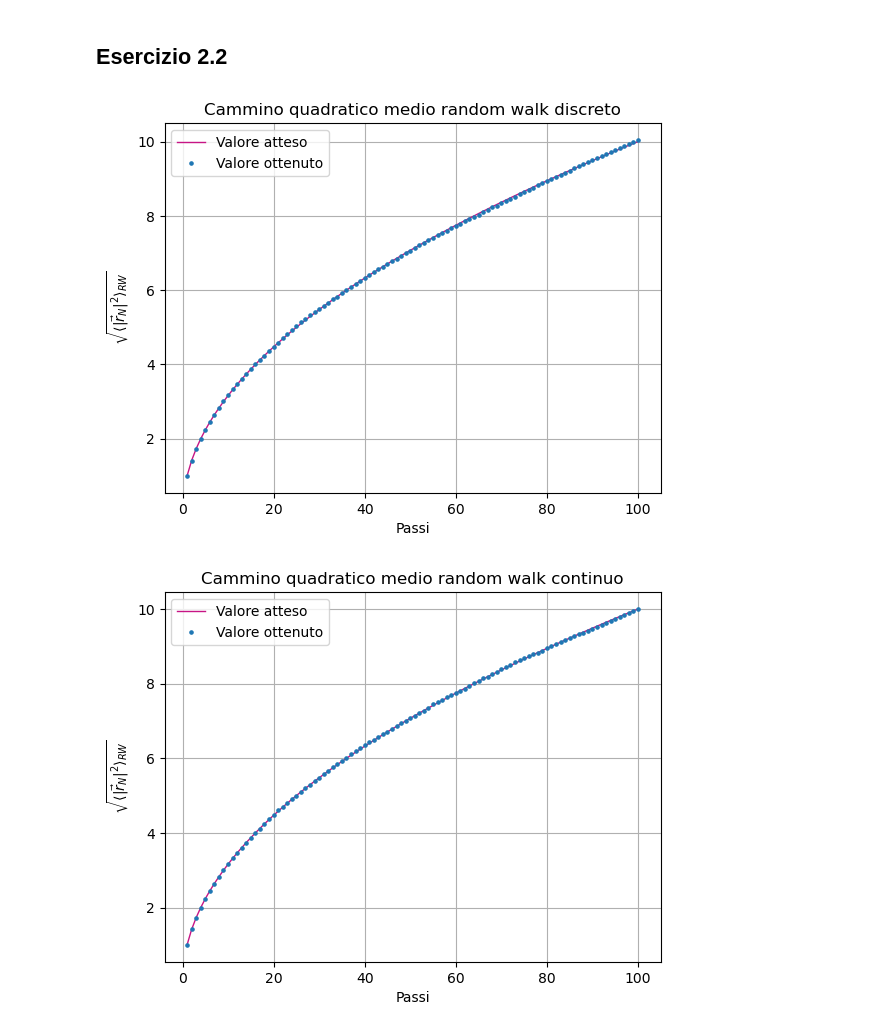
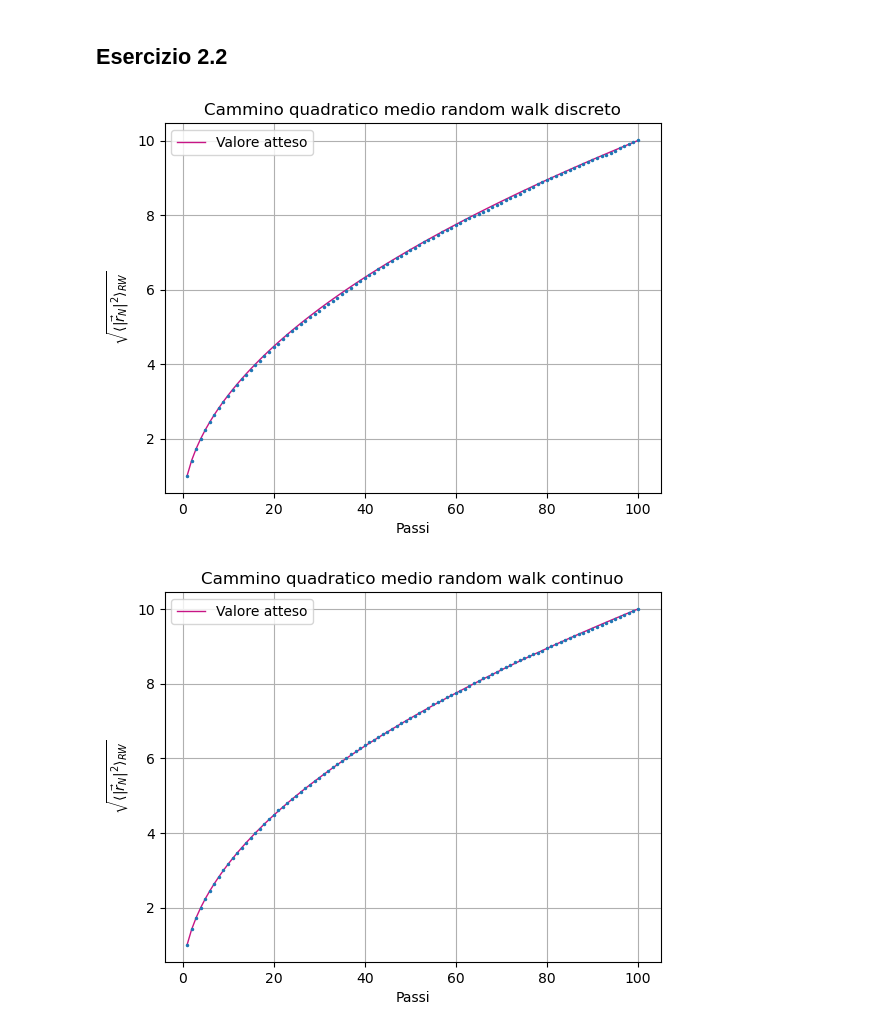
Before and after one commit to angela-bonato/LaboratorioSimulazioneNumerica, a Jupyter notebook: Esercitazione2/Esercitazione2.ipynb, the cells around one changed output. Cells and saved outputs as stored; diff of their text form; code cells hidden in the pictures.

```diff
--- a/Esercitazione2/Esercitazione2.ipynb
+++ b/Esercitazione2/Esercitazione2.ipynb
@@ -87,25 +87,25 @@ plt.show()
 ## Esercizio 2.2
 # %%
 Srw=100  #numero di steps
-rwx=np.arange(Sdrw)+1  #vettore con le ascisse del plot
+rwx=np.arange(Srw)+1  #vettore con le ascisse del plot
 
-drwy=np.loadtxt("descreterw.dat", delimiter=" ", usecols=0,  unpack="true")  #vettore con le ordinate del plot
+drwy, derrorbars=np.loadtxt("descreterw.dat", delimiter=" ", usecols=(0, 1),  unpack="true")  #vettore con le ordinate del plot
 
+plt.errorbar(rwx, drwy, yerr=derrorbars, fmt='o', linestyle='', elinewidth=0.5, ecolor="steelblue", markersize=1.5)
 plt.plot(rwx, np.sqrt(rwx), linewidth=1, color="mediumvioletred", label="Valore atteso")
-plt.plot(rwx, drwy, marker='o', markersize=2.3, linestyle='None', label="Valore ottenuto")
 plt.xlabel("Passi")
 plt.ylabel(r"$\sqrt{\langle |\vec{r}_N|^2 \rangle_{RW}}$")
 plt.title("Cammino quadratico medio random walk discreto")
 plt.grid(True)
 plt.legend()
 plt.show()
 # %% [output]
-[figure, old version]
+[figure, new version]
 # %%
-crwy=np.loadtxt("continuumrw.dat", delimiter=" ", usecols=0,  unpack="true")  #vettore con le ordinate del plot
+crwy, cerrorbars=np.loadtxt("continuumrw.dat", delimiter=" ", usecols=(0, 1),  unpack="true")  #vettore con le ordinate del plot
 
+plt.errorbar(rwx, crwy, yerr=cerrorbars, fmt='o', linestyle='', elinewidth=0.5, ecolor="steelblue", markersize=1.5)
 plt.plot(rwx, np.sqrt(rwx), linewidth=1, color="mediumvioletred", label="Valore atteso")
-plt.plot(rwx, crwy, marker='o', markersize=2.3, linestyle='None', label="Valore ottenuto")
 plt.xlabel("Passi")
 plt.ylabel(r"$\sqrt{\langle |\vec{r}_N|^2 \rangle_{RW}}$")
 plt.title("Cammino quadratico medio random walk continuo")
@@ -113,4 +113,4 @@ plt.grid(True)
 plt.legend()
 plt.show()
 # %% [output]
-[figure, old version]
+[figure, new version]
```
Also changed, not shown: 13 other files.
